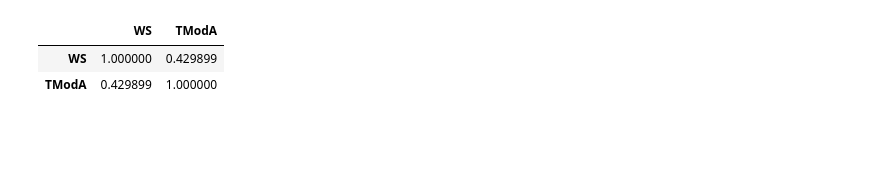
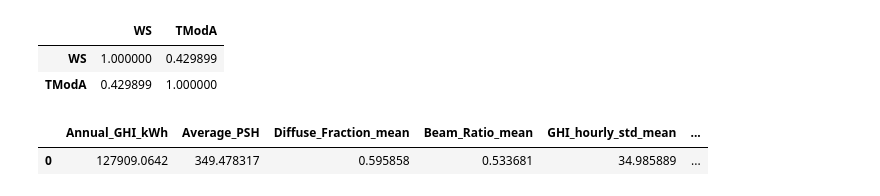
Before and after one commit to EstifanosTeklay/MoonLight-Energy-Solutions, a Jupyter notebook: notebooks/benin_EDA.ipynb, the cells around one changed output. Cells and saved outputs as stored; diff of their text form; code cells hidden in the pictures; blank space fills up the shorter version.

Commit message:
Diffuse Irradiance and Beam Fraction Fix

```diff
--- a/notebooks/benin_EDA.ipynb
+++ b/notebooks/benin_EDA.ipynb
@@ -442,0 +454,6 @@ benin_data[['WS', 'TModA']].corr()
+# %%
+# Replace any remaining extremley small GHI Values
+df_benin.loc[df_benin['GHI']<50,'GHI'] = None
+# %%
+df_benin['Diffuse_Fraction'] = df_benin['DHI']/df_benin['GHI']
+df_benin['Beam_Ratio'] = df_benin['DNI'] / df_benin['GHI']
@@ -443,9 +467,13 @@ benin_data[['WS', 'TModA']].corr()
+# %%
+# Ensuring the numbers are numeric
+df_benin['Diffuse_Fraction'] = pd.to_numeric(df_benin['Diffuse_Fraction'], errors='coerce')
+df_benin['Beam_Ratio'] = pd.to_numeric(df_benin['Beam_Ratio'], errors='coerce')
 # %%
 summary = {
     'Annual_GHI_kWh' : df_daily['GHI_kWh'].sum(),
     'Average_PSH' : df_daily['GHI_kWh'].mean(),
-    'Diffuse_Fraction_mean' : benin_data['Diffuse_Fraction'].mean(),
-    'Beam_Ratio_mean' : benin_data['Beam_Ratio'].mean(),
+    'Diffuse_Fraction_mean' :df_benin['Diffuse_Fraction'].mean(),
+    'Beam_Ratio_mean' : df_benin['Beam_Ratio'].mean(),
     'GHI_hourly_std_mean' : ghi_hourly_std.mean(),
     'GHI_daily_std_mean' : ghi_daily_std.mean(),
     'Avg_Temperature' : df['TModA'].mean(),
@@ -454,5 +482,10 @@ summary = {
 }
 # %%
 summary_df=pd.DataFrame([summary])
+# %%
+summary_df
+# %% [output]
+|  | Annual_GHI_kWh | Average_PSH | Diffuse_Fraction_mean | Beam_Ratio_mean | GHI_hourly_std_mean | ... |
+| 0 | 127909.0642 | 349.478317 | 0.595858 | 0.533681 | 34.985889 | ... |
 # %%
 summary_df.to_csv("benin_summary.csv",index=False)
```
Also changed, not shown: parts of 22 cells of this notebook, 6 other files.
